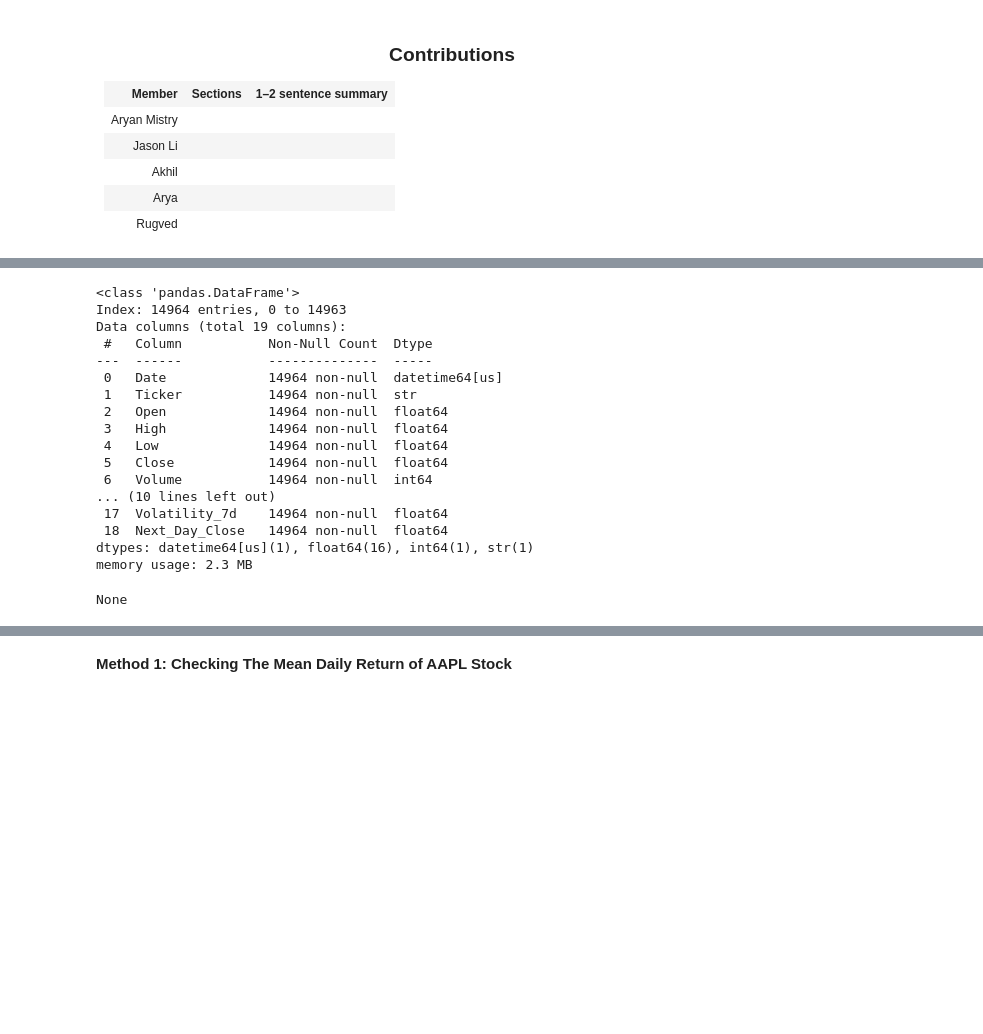
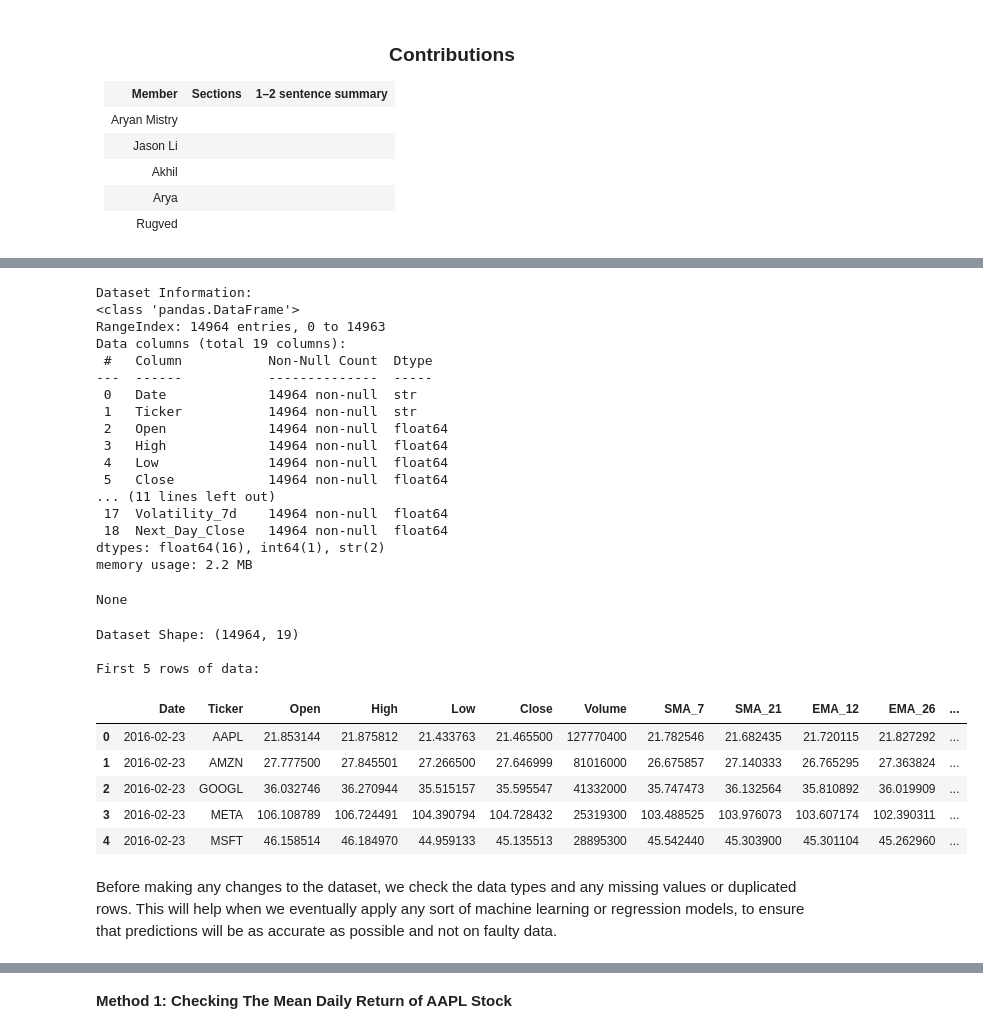
Before and after one commit to jli433/CMSC320_Final_Project, a Jupyter notebook: data.ipynb, the cells around one changed output, grey strips where cells are left out. Saved outputs shown, nothing was run; the diff lists cells and outputs as text; code cells hidden in the pictures; blank space fills up the shorter version.

```diff
--- a/data.ipynb
+++ b/data.ipynb
@@ -77,21 +61,41 @@ display(stocks_df)
-# %%
-display(stocks_df.info())
-# %% [output]
-<class 'pandas.DataFrame'>
-Index: 14964 entries, 0 to 14963
-Data columns (total 19 columns):
- #   Column           Non-Null Count  Dtype
----  ------           --------------  -----
- 0   Date             14964 non-null  datetime64[us]
- 1   Ticker           14964 non-null  str
- 2   Open             14964 non-null  float64
- 3   High             14964 non-null  float64
- 4   Low              14964 non-null  float64
- 5   Close            14964 non-null  float64
- 6   Volume           14964 non-null  int64
-... (10 lines left out)
- 17  Volatility_7d    14964 non-null  float64
- 18  Next_Day_Close   14964 non-null  float64
-dtypes: datetime64[us](1), float64(16), int64(1), str(1)
-memory usage: 2.3 MB
-None
+# %%
+# Here, we're loading the stock dataset.
+stocks_df = pd.read_csv("faang_stock_prices.csv")
+
+print("Dataset Information:")
+display(stocks_df.info())
+
+print("\nDataset Shape:", stocks_df.shape)
+
+print("\nFirst 5 rows of data:")
+display(stocks_df.head())
+# %% [output]
+Dataset Information:
+<class 'pandas.DataFrame'>
+RangeIndex: 14964 entries, 0 to 14963
+Data columns (total 19 columns):
+ #   Column           Non-Null Count  Dtype
+---  ------           --------------  -----
+ 0   Date             14964 non-null  str
+ 1   Ticker           14964 non-null  str
+ 2   Open             14964 non-null  float64
+ 3   High             14964 non-null  float64
+ 4   Low              14964 non-null  float64
+ 5   Close            14964 non-null  float64
+... (11 lines left out)
+ 17  Volatility_7d    14964 non-null  float64
+ 18  Next_Day_Close   14964 non-null  float64
+dtypes: float64(16), int64(1), str(2)
+memory usage: 2.2 MB
+None
+Dataset Shape: (14964, 19)
+
+First 5 rows of data:
+|  | Date | Ticker | Open | High | Low | Close | Volume | SMA_7 | SMA_21 | EMA_12 | EMA_26 | ... |
+| 0 | 2016-02-23 | AAPL | 21.853144 | 21.875812 | 21.433763 | 21.465500 | 127770400 | 21.782546 | 21.682435 | 21.720115 | 21.827292 | ... |
+| 1 | 2016-02-23 | AMZN | 27.777500 | 27.845501 | 27.266500 | 27.646999 | 81016000 | 26.675857 | 27.140333 | 26.765295 | 27.363824 | ... |
+| 2 | 2016-02-23 | GOOGL | 36.032746 | 36.270944 | 35.515157 | 35.595547 | 41332000 | 35.747473 | 36.132564 | 35.810892 | 36.019909 | ... |
+| 3 | 2016-02-23 | META | 106.108789 | 106.724491 | 104.390794 | 104.728432 | 25319300 | 103.488525 | 103.976073 | 103.607174 | 102.390311 | ... |
+| 4 | 2016-02-23 | MSFT | 46.158514 | 46.184970 | 44.959133 | 45.135513 | 28895300 | 45.542440 | 45.303900 | 45.301104 | 45.262960 | ... |
+# %% [markdown]
+Before making any changes to the dataset, we check the data types and any missing values or duplicated rows. This will help when we eventually apply any sort of machine learning or regression models, to ensure that predictions will be as accurate as possible and not on faulty data.
```
Also changed, not shown: parts of 21 cells of this notebook.
